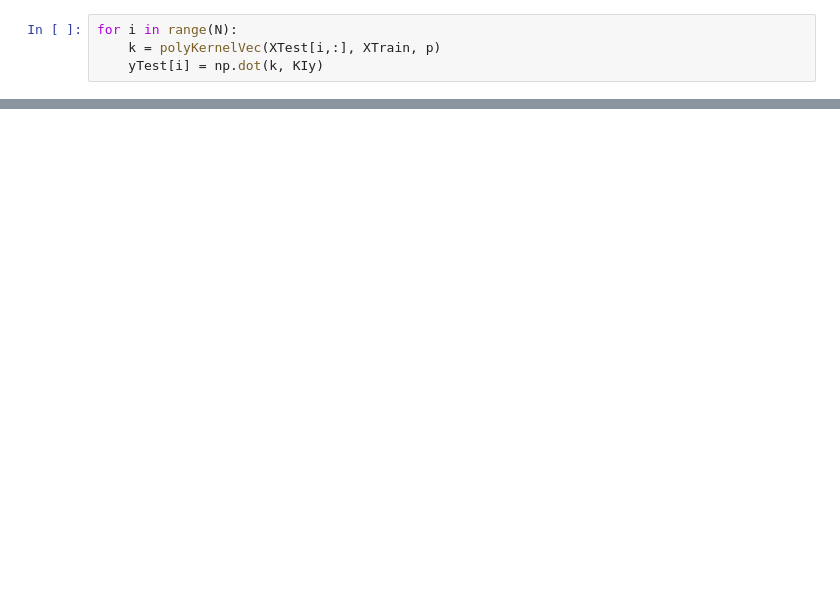
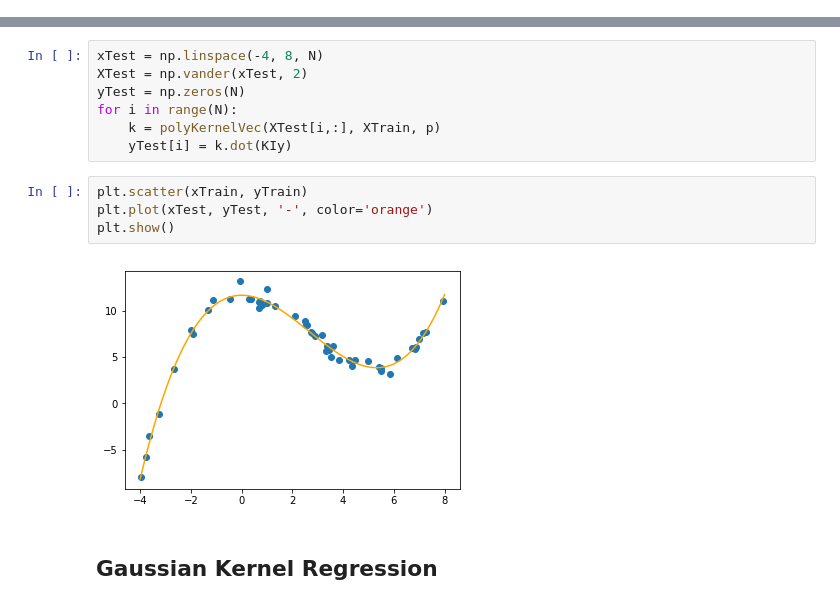
Before and after one commit to p3ml/recipes, a Jupyter notebook: Kernel Least Squares Optimization.ipynb, the cells around one changed output, grey strips where cells are left out. Saved outputs shown, nothing was run; the diff lists cells and outputs as text; blank space fills up the shorter version.

```diff
--- a/Kernel Least Squares Optimization.ipynb
+++ b/Kernel Least Squares Optimization.ipynb
@@ -64,4 +0,0 @@ yTest = np.zeros(N)
-# %%
-for i in range(N):
-    k = polyKernelVec(XTest[i,:], XTrain, p)
-    yTest[i] = np.dot(k, KIy)
@@ -85,0 +68,15 @@ plt.plot(xTest, yTest, '-');
+# %%
+xTest = np.linspace(-4, 8, N)
+XTest = np.vander(xTest, 2)
+yTest = np.zeros(N)
+for i in range(N):
+    k = polyKernelVec(XTest[i,:], XTrain, p)
+    yTest[i] = k.dot(KIy)
+# %%
+plt.scatter(xTrain, yTrain)
+plt.plot(xTest, yTest, '-', color='orange')
+plt.show()
+# %% [output]
+[figure, added]
+# %% [markdown]
+## Gaussian Kernel Regression
```
Also changed, not shown: parts of 33 cells of this notebook.
